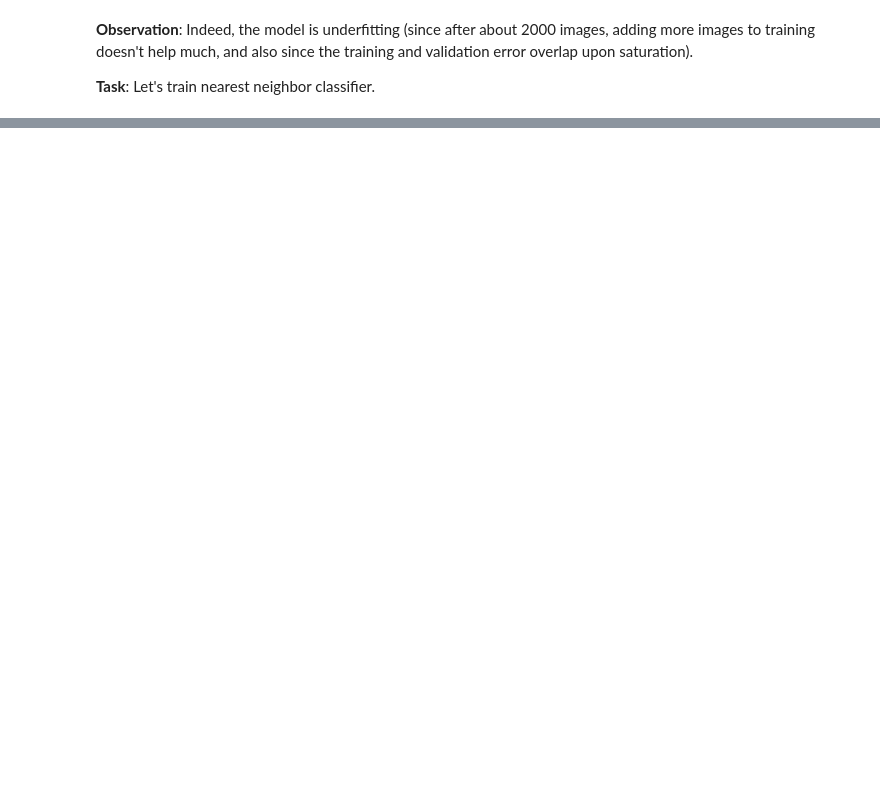
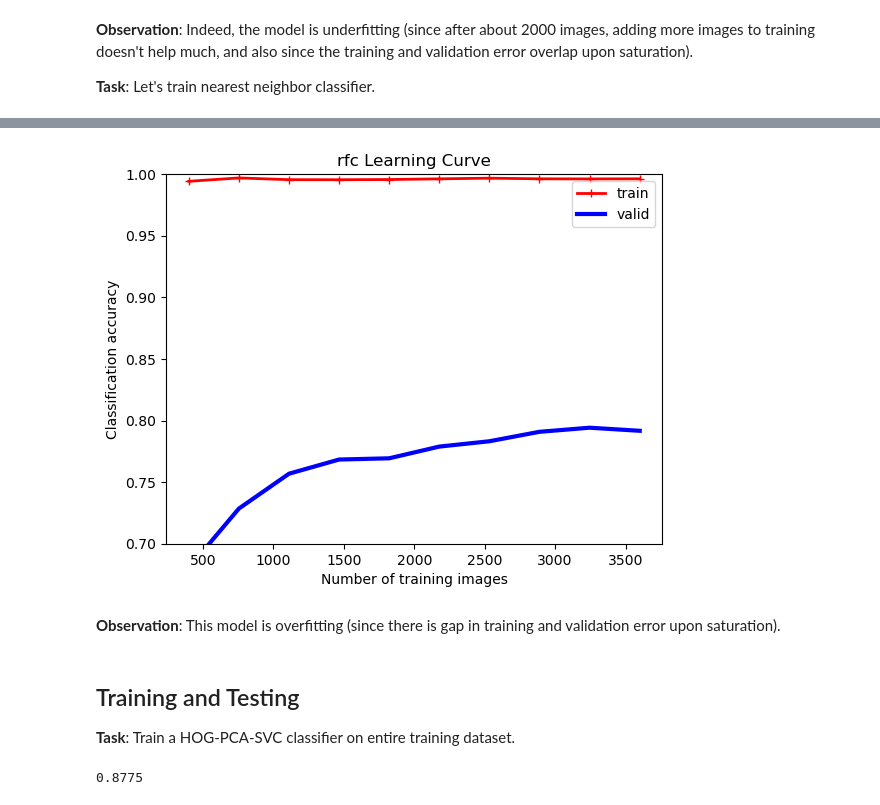
Before and after one commit to pranjal-s/machine-learning, a Jupyter notebook: fashion_images_PCA_SVC_Classification.ipynb, the cells around one changed output, grey strips where cells are left out. Cells and saved outputs as stored; diff of their text form; code cells hidden in the pictures; blank space fills up the shorter version.

```diff
--- a/fashion_images_PCA_SVC_Classification.ipynb
+++ b/fashion_images_PCA_SVC_Classification.ipynb
@@ -326,0 +359,29 @@ plt.show()
+# %%
+from sklearn.ensemble import RandomForestClassifier
+rfc = RandomForestClassifier(random_state=42, n_estimators=12)
+# %%
+train_sizes, train_scores, valid_scores = learning_curve(
+    rfc,
+    X_train_2, y_train_2,
+    train_sizes=np.linspace(0.1, 0.9, 10), cv=3,
+    scoring="accuracy")
+
+train_errors = train_scores.mean(axis=1)
+valid_errors = valid_scores.mean(axis=1)
+
+fig, ax = plt.subplots()
+ax.plot(train_sizes, train_errors, "r-+", linewidth=2, label="train")
+ax.plot(train_sizes, valid_errors, "b-", linewidth=3, label="valid")
+ax.set(xlabel='Number of training images', ylabel='Classification accuracy',
+       title='rfc Learning Curve')
+ax.legend()
+ax.set_ylim(0.7, 1.0)
+plt.show()
+# %% [output]
+[figure, added]
+# %% [markdown]
+**Observation**: This model is overfitting (since there is gap in training and validation error upon saturation).
+# %% [markdown]
+## Training and Testing
+
+**Task**: Train a HOG-PCA-SVC classifier on entire training dataset.
@@ -326,0 +423,6 @@ plt.show()
+# %%
+# score classification accuracy
+from sklearn.metrics import accuracy_score
+accuracy_score(y_test, y_predicted)
+# %% [output]
+0.8775
```
Also changed, not shown: parts of 18 cells of this notebook.
